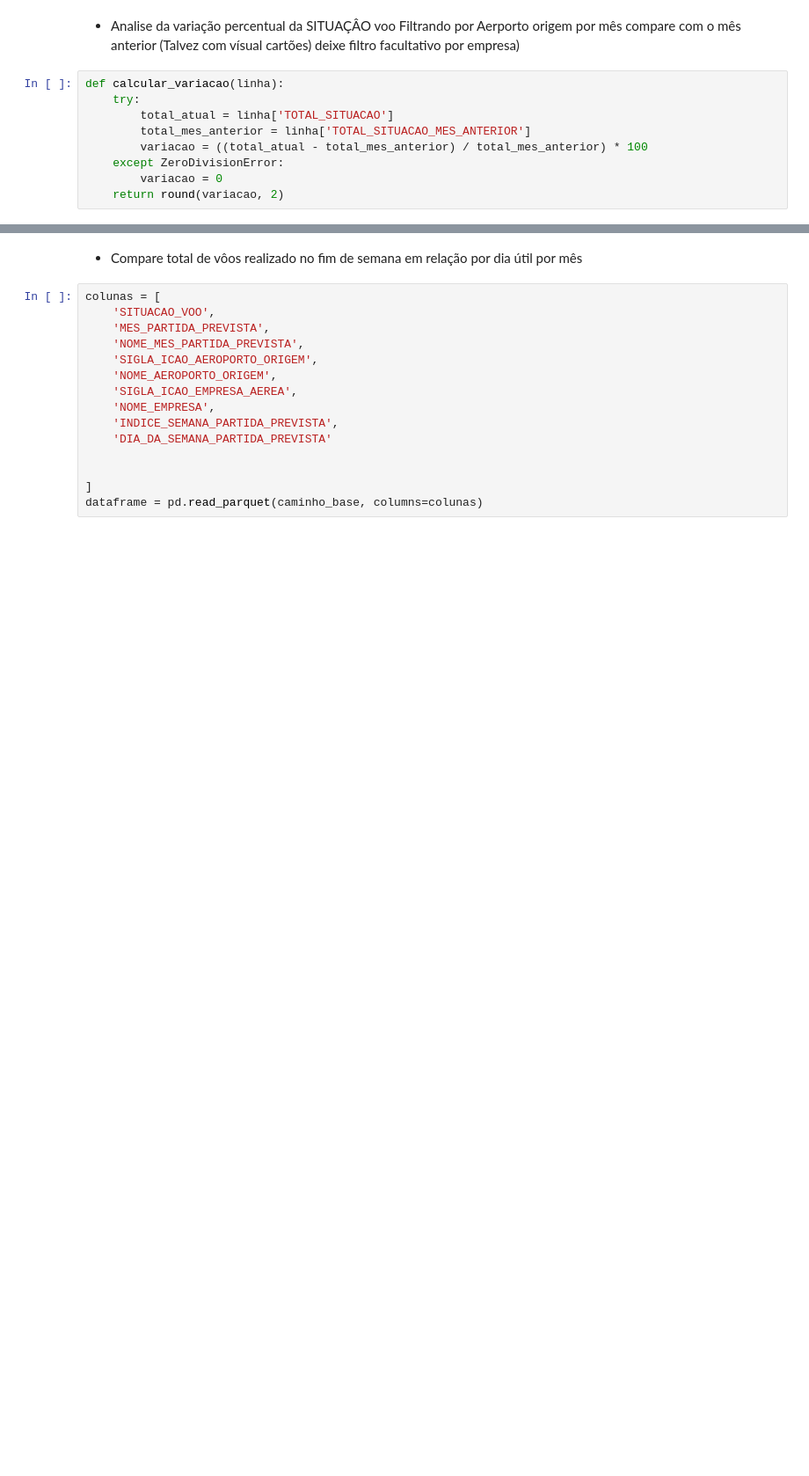
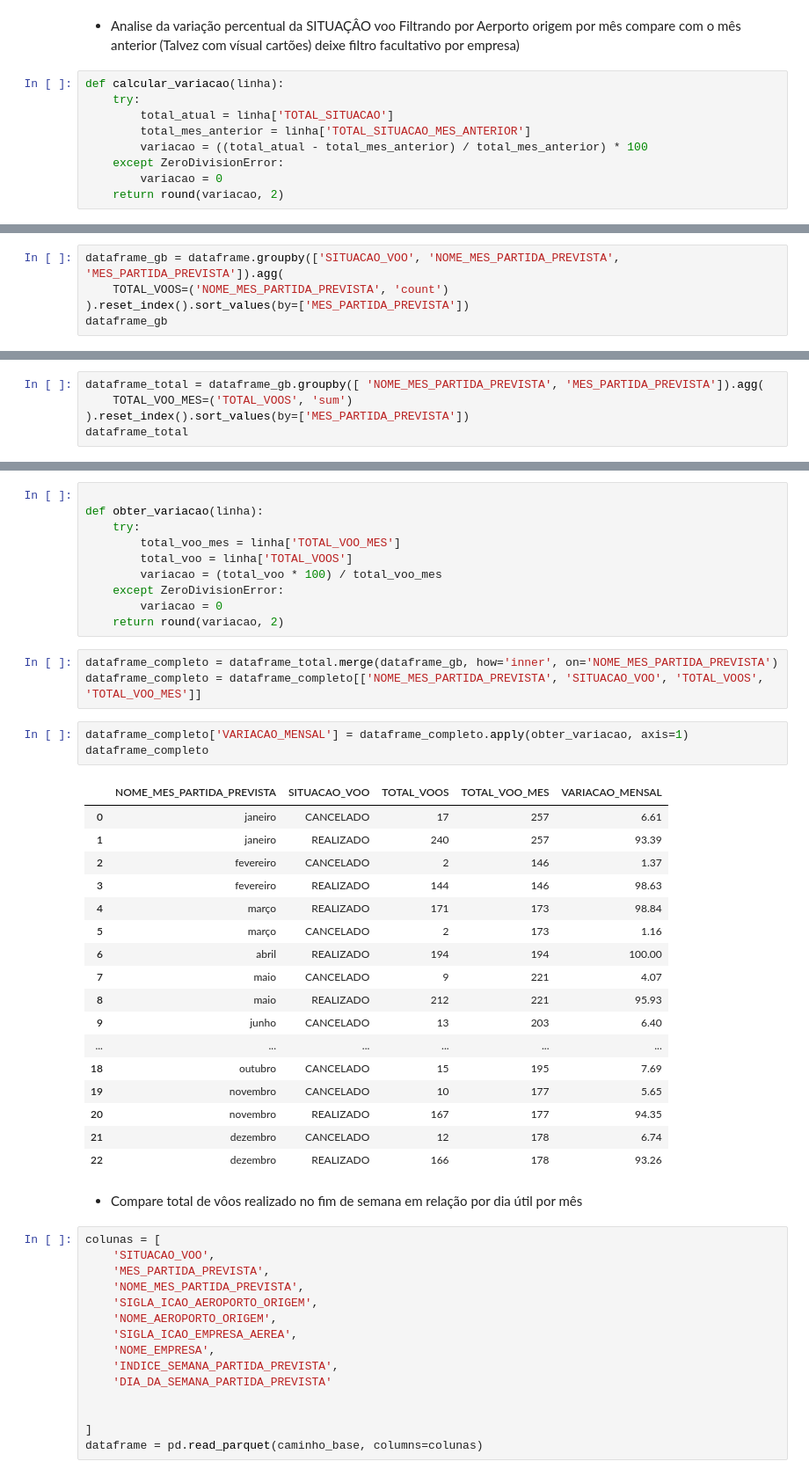
Before and after one commit to rodrigorocha1/dashboard_dados_voos_python, a Jupyter notebook: notebooks/visualizacoes.ipynb, the cells around one changed output, grey strips where cells are left out. Shown: that part at 88% size. Drawn from its saved outputs; the diff is of its cells as text; blank space fills up the shorter version.

```diff
--- a/notebooks/visualizacoes.ipynb
+++ b/notebooks/visualizacoes.ipynb
@@ -238,0 +257,5 @@ fig.show()
+# %%
+dataframe_gb = dataframe.groupby(['SITUACAO_VOO', 'NOME_MES_PARTIDA_PREVISTA', 'MES_PARTIDA_PREVISTA']).agg(
+    TOTAL_VOOS=('NOME_MES_PARTIDA_PREVISTA', 'count')
+).reset_index().sort_values(by=['MES_PARTIDA_PREVISTA'])
+dataframe_gb
@@ -238,0 +280,5 @@ fig.show()
+# %%
+dataframe_total = dataframe_gb.groupby([ 'NOME_MES_PARTIDA_PREVISTA', 'MES_PARTIDA_PREVISTA']).agg(
+    TOTAL_VOO_MES=('TOTAL_VOOS', 'sum')
+).reset_index().sort_values(by=['MES_PARTIDA_PREVISTA'])
+dataframe_total
@@ -239,3 +299,37 @@ fig.show()
+# %%
+
+def obter_variacao(linha):
+    try:
+        total_voo_mes = linha['TOTAL_VOO_MES']
+        total_voo = linha['TOTAL_VOOS']
+        variacao = (total_voo * 100) / total_voo_mes
+    except ZeroDivisionError:
+        variacao = 0
+    return round(variacao, 2)
+# %%
+dataframe_completo = dataframe_total.merge(dataframe_gb, how='inner', on='NOME_MES_PARTIDA_PREVISTA')
+dataframe_completo = dataframe_completo[['NOME_MES_PARTIDA_PREVISTA', 'SITUACAO_VOO', 'TOTAL_VOOS', 'TOTAL_VOO_MES']]
+# %%
+dataframe_completo['VARIACAO_MENSAL'] = dataframe_completo.apply(obter_variacao, axis=1)
+dataframe_completo
+# %% [output]
+|  | NOME_MES_PARTIDA_PREVISTA | SITUACAO_VOO | TOTAL_VOOS | TOTAL_VOO_MES | VARIACAO_MENSAL |
+| 0 | janeiro | CANCELADO | 17 | 257 | 6.61 |
+| 1 | janeiro | REALIZADO | 240 | 257 | 93.39 |
+| 2 | fevereiro | CANCELADO | 2 | 146 | 1.37 |
+| 3 | fevereiro | REALIZADO | 144 | 146 | 98.63 |
+| 4 | março | REALIZADO | 171 | 173 | 98.84 |
+| 5 | março | CANCELADO | 2 | 173 | 1.16 |
+| 6 | abril | REALIZADO | 194 | 194 | 100.00 |
+| 7 | maio | CANCELADO | 9 | 221 | 4.07 |
+| 8 | maio | REALIZADO | 212 | 221 | 95.93 |
+| 9 | junho | CANCELADO | 13 | 203 | 6.40 |
+| ... | ... | ... | ... | ... | ... |
+| 18 | outubro | CANCELADO | 15 | 195 | 7.69 |
+| 19 | novembro | CANCELADO | 10 | 177 | 5.65 |
+| 20 | novembro | REALIZADO | 167 | 177 | 94.35 |
+| 21 | dezembro | CANCELADO | 12 | 178 | 6.74 |
+| 22 | dezembro | REALIZADO | 166 | 178 | 93.26 |
 # %% [markdown]
 - Compare total de vôos realizado no fim de semana em relação por dia útil por mês
 # %%
```
Also changed, not shown: parts of 9 cells of this notebook.
